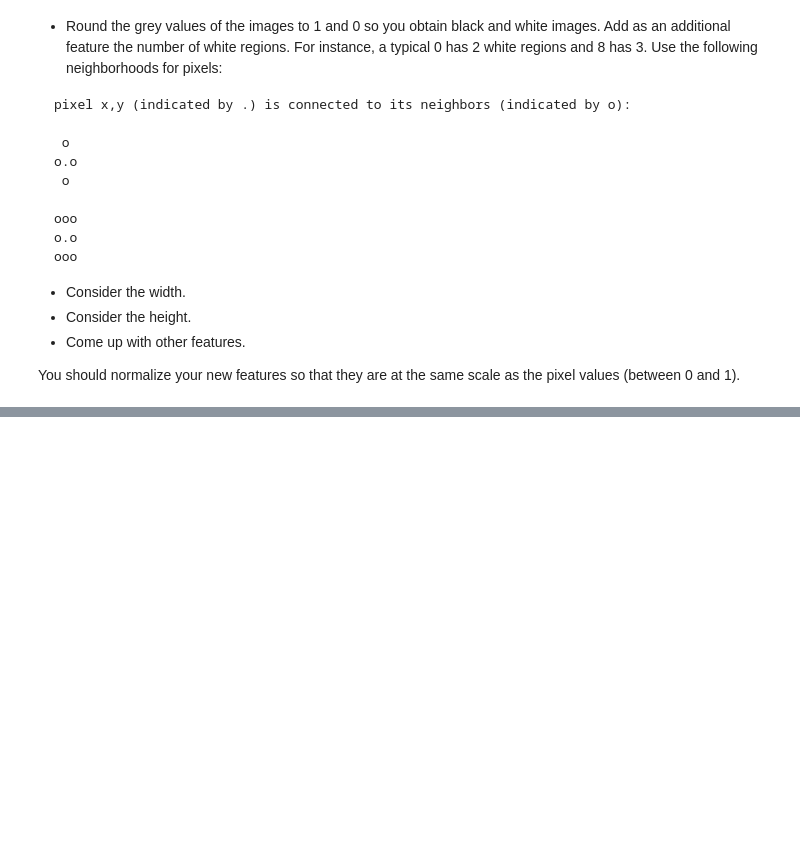
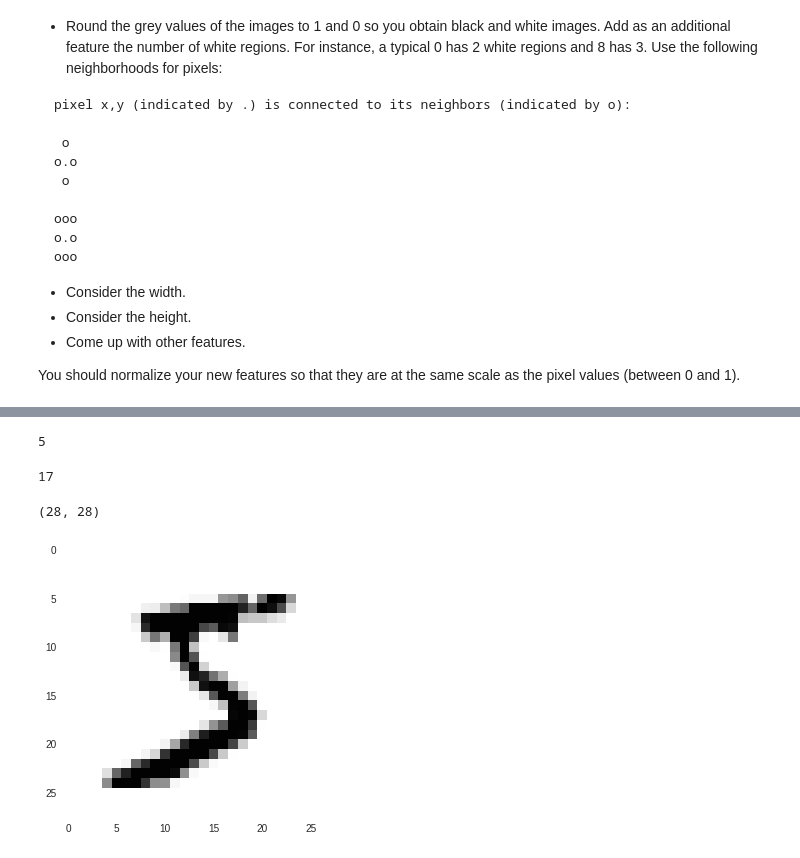
Before and after one commit to gshah8/UCF, a Jupyter notebook: Machine_Learning/HW1.ipynb, the cells around one changed output, grey strips where cells are left out. Cells and saved outputs as stored; diff of their text form; code cells hidden in the pictures; blank space fills up the shorter version.

```diff
--- a/Machine_Learning/HW1.ipynb
+++ b/Machine_Learning/HW1.ipynb
@@ -353,0 +367,29 @@ You should normalize your new features so that they are at the same scale as the
+# %%
+label_0 = train_labels_original[0]
+print(label_0)
+
+for i in range(train_labels_original.shape[0]):
+  if train_labels_original[i] == 8:
+    break
+i
+# %% [output]
+5
+17
+# %%
+train_images = train_images_original.reshape((60000, 28 * 28))
+train_images = train_images.astype('float32') / 255
+
+test_images = test_images_original.reshape((10000, 28 * 28))
+test_images = test_images.astype('float32') / 255
+# %%
+#before filtering
+digit_0 = train_images[0]
+digit_0 = digit_0.reshape((28,28))
+print(digit_0.shape)
+plt.figure(figsize=(5,5))
+plt.imshow(digit_0)
+plt.grid(None)
+plt.show()
+# %% [output]
+(28, 28)
+[figure, added]
```
Also changed, not shown: parts of 14 cells of this notebook.
